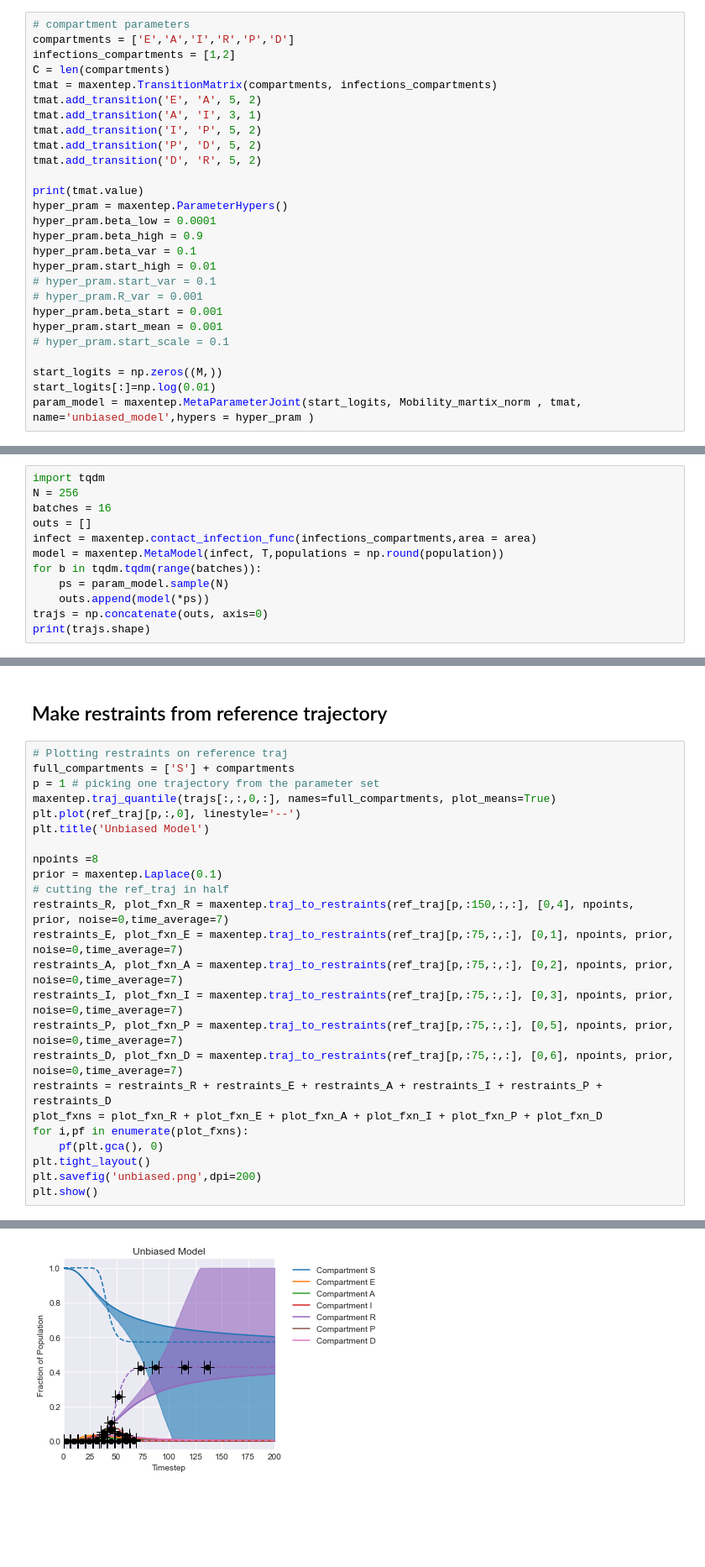
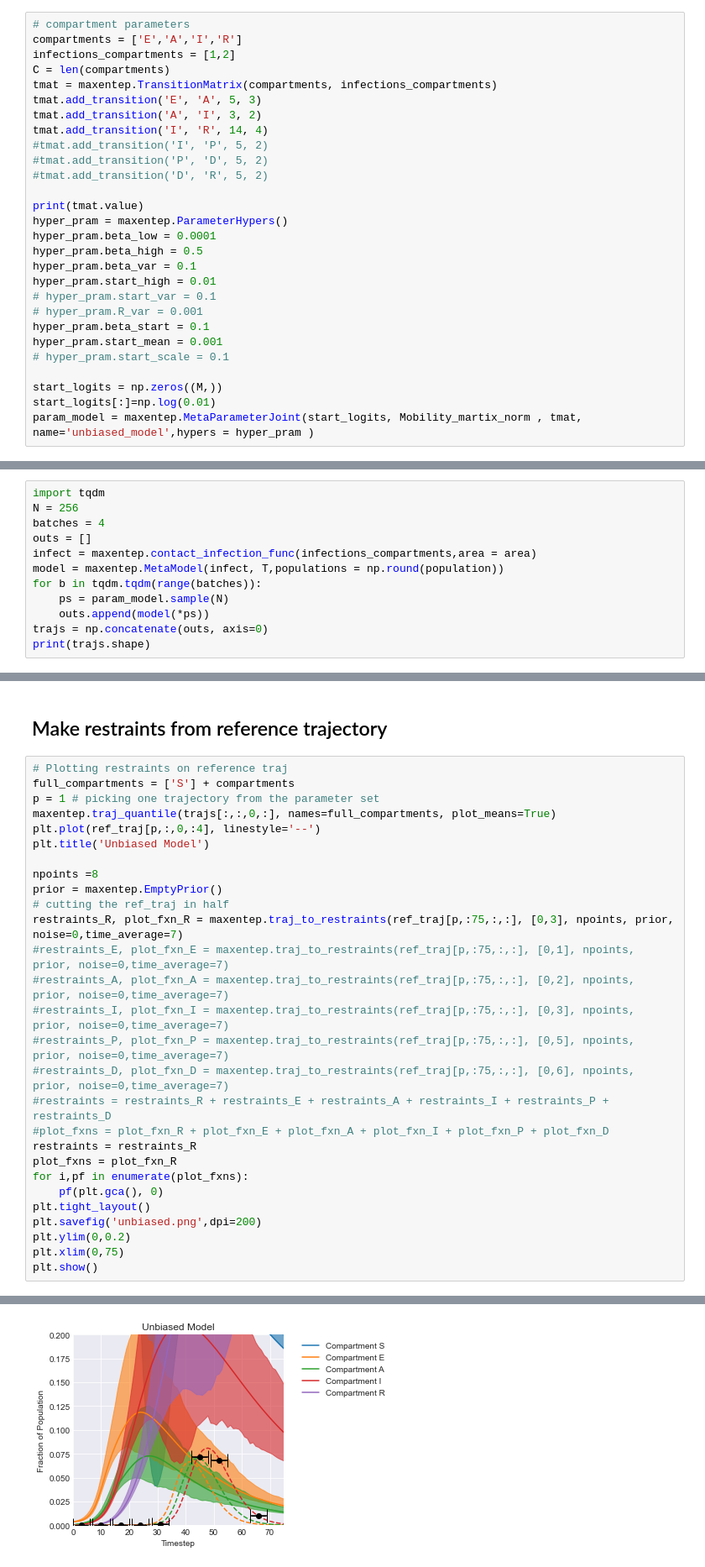
Before and after one commit to ur-whitelab/py0, a Jupyter notebook: examples/Fit_data.ipynb, the cells around one changed output, grey strips where cells are left out. Shown at 84% size. Drawn from its saved outputs; the diff is of its cells as text; blank space fills up the shorter version.

```diff
--- a/examples/Fit_data.ipynb
+++ b/examples/Fit_data.ipynb
@@ -126,25 +147,26 @@ Mobility_martix_norm = Mobility_martix / np.sum(Mobility_martix, axis=1).reshape
 ## Restraining a sample SEAIRPD to reference
 # %%
 # compartment parameters
-compartments = ['E','A','I','R','P','D']
+compartments = ['E','A','I','R']
 infections_compartments = [1,2]
 C = len(compartments)
 tmat = maxentep.TransitionMatrix(compartments, infections_compartments)
-tmat.add_transition('E', 'A', 5, 2)
-tmat.add_transition('A', 'I', 3, 1)
-tmat.add_transition('I', 'P', 5, 2)
-tmat.add_transition('P', 'D', 5, 2)
-tmat.add_transition('D', 'R', 5, 2)
+tmat.add_transition('E', 'A', 5, 3)
+tmat.add_transition('A', 'I', 3, 2)
+tmat.add_transition('I', 'R', 14, 4)
+#tmat.add_transition('I', 'P', 5, 2)
+#tmat.add_transition('P', 'D', 5, 2)
+#tmat.add_transition('D', 'R', 5, 2)
 
 print(tmat.value)
 hyper_pram = maxentep.ParameterHypers()
 hyper_pram.beta_low = 0.0001
-hyper_pram.beta_high = 0.9
+hyper_pram.beta_high = 0.5
 hyper_pram.beta_var = 0.1
 hyper_pram.start_high = 0.01
 # hyper_pram.start_var = 0.1
 # hyper_pram.R_var = 0.001
-hyper_pram.beta_start = 0.001
+hyper_pram.beta_start = 0.1
 hyper_pram.start_mean = 0.001
 # hyper_pram.start_scale = 0.1
 
@@ -161,7 +181,7 @@ param_model = maxentep.MetaParameterJoint(start_logits, Mobility_martix_norm , t
 # %%
 import tqdm
 N = 256
-batches = 16
+batches = 4
 outs = []
 infect = maxentep.contact_infection_func(infections_compartments,area = area)
 model = maxentep.MetaModel(infect, T,populations = np.round(population))
@@ -179,23 +199,27 @@ print(trajs.shape)
 full_compartments = ['S'] + compartments
 p = 1 # picking one trajectory from the parameter set
 maxentep.traj_quantile(trajs[:,:,0,:], names=full_compartments, plot_means=True)
-plt.plot(ref_traj[p,:,0], linestyle='--')
+plt.plot(ref_traj[p,:,0,:4], linestyle='--')
 plt.title('Unbiased Model')
 
 npoints =8
-prior = maxentep.Laplace(0.1)
+prior = maxentep.EmptyPrior()
 # cutting the ref_traj in half
-restraints_R, plot_fxn_R = maxentep.traj_to_restraints(ref_traj[p,:150,:,:], [0,4], npoints, prior, noise=0,time_average=7)
-restraints_E, plot_fxn_E = maxentep.traj_to_restraints(ref_traj[p,:75,:,:], [0,1], npoints, prior, noise=0,time_average=7)
-restraints_A, plot_fxn_A = maxentep.traj_to_restraints(ref_traj[p,:75,:,:], [0,2], npoints, prior, noise=0,time_average=7)
-restraints_I, plot_fxn_I = maxentep.traj_to_restraints(ref_traj[p,:75,:,:], [0,3], npoints, prior, noise=0,time_average=7)
-restraints_P, plot_fxn_P = maxentep.traj_to_restraints(ref_traj[p,:75,:,:], [0,5], npoints, prior, noise=0,time_average=7)
-restraints_D, plot_fxn_D = maxentep.traj_to_restraints(ref_traj[p,:75,:,:], [0,6], npoints, prior, noise=0,time_average=7)
-restraints = restraints_R + restraints_E + restraints_A + restraints_I + restraints_P + restraints_D
-plot_fxns = plot_fxn_R + plot_fxn_E + plot_fxn_A + plot_fxn_I + plot_fxn_P + plot_fxn_D
+restraints_R, plot_fxn_R = maxentep.traj_to_restraints(ref_traj[p,:75,:,:], [0,3], npoints, prior, noise=0,time_average=7)
+#restraints_E, plot_fxn_E = maxentep.traj_to_restraints(ref_traj[p,:75,:,:], [0,1], npoints, prior, noise=0,time_average=7)
+#restraints_A, plot_fxn_A = maxentep.traj_to_restraints(ref_traj[p,:75,:,:], [0,2], npoints, prior, noise=0,time_average=7)
+#restraints_I, plot_fxn_I = maxentep.traj_to_restraints(ref_traj[p,:75,:,:], [0,3], npoints, prior, noise=0,time_average=7)
+#restraints_P, plot_fxn_P = maxentep.traj_to_restraints(ref_traj[p,:75,:,:], [0,5], npoints, prior, noise=0,time_average=7)
+#restraints_D, plot_fxn_D = maxentep.traj_to_restraints(ref_traj[p,:75,:,:], [0,6], npoints, prior, noise=0,time_average=7)
+#restraints = restraints_R + restraints_E + restraints_A + restraints_I + restraints_P + restraints_D
+#plot_fxns = plot_fxn_R + plot_fxn_E + plot_fxn_A + plot_fxn_I + plot_fxn_P + plot_fxn_D
+restraints = restraints_R
+plot_fxns = plot_fxn_R
 for i,pf in enumerate(plot_fxns):
     pf(plt.gca(), 0)
 plt.tight_layout()
 plt.savefig('unbiased.png',dpi=200)
+plt.ylim(0,0.2)
+plt.xlim(0,75)
 plt.show()
 # %% [output]
@@ -219,3 +234,3 @@ plt.show()
-[figure, old version]
+[figure, new version]
 # %%
 me_model = maxentep.MaxentModel(restraints)
```
Also changed, not shown: parts of 28 cells of this notebook, 5 other files.
